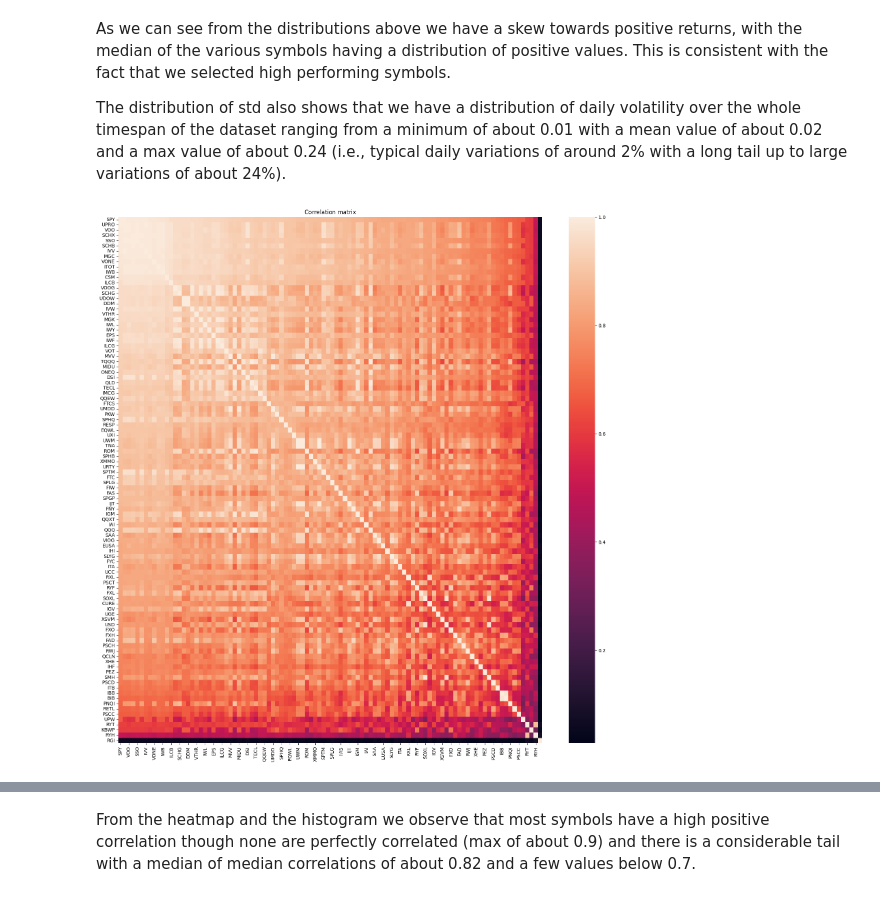
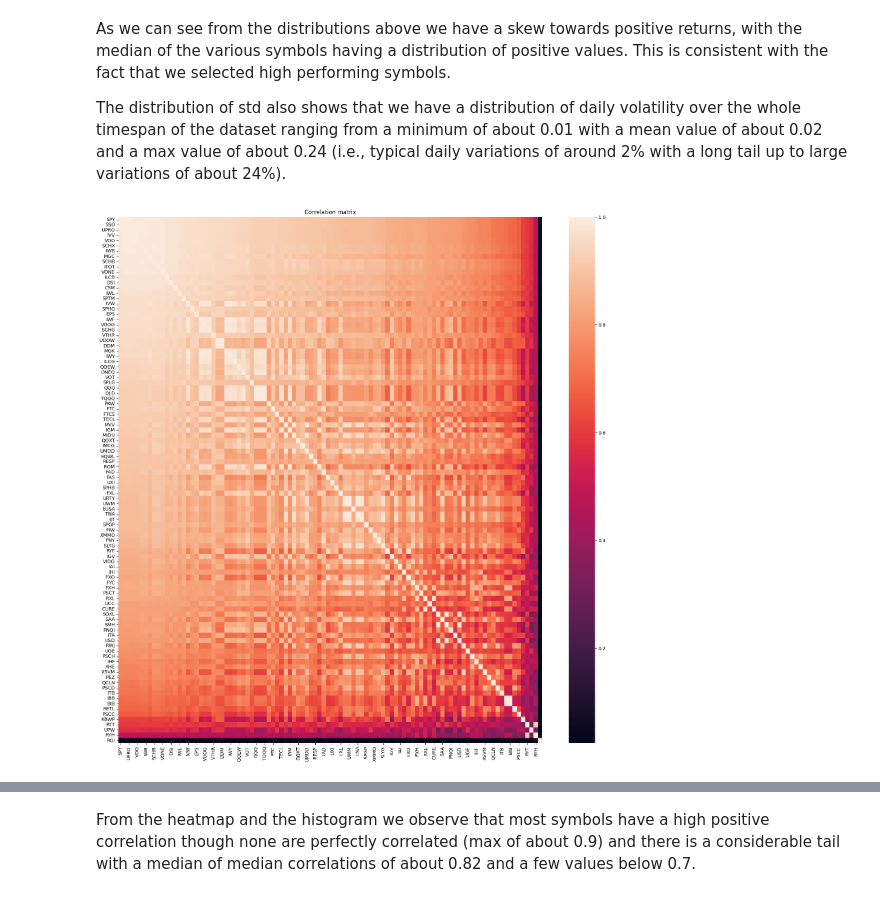
Before and after one commit to marcoopsampaio/aws_ml_eng_project_stock_prediction, a Jupyter notebook: experiments/data_exploration/data_understanding_and_cleaning.ipynb, the cells around one changed output, grey strips where cells are left out. Cells and saved outputs as stored; diff of their text form; code cells hidden in the pictures.

```diff
--- a/experiments/data_exploration/data_understanding_and_cleaning.ipynb
+++ b/experiments/data_exploration/data_understanding_and_cleaning.ipynb
@@ -166,17 +166,17 @@ As we can see from the distributions above we have a skew towards positive retur
 
 The distribution of std also shows that we have a distribution of daily volatility over the whole timespan of the dataset ranging from a minimum of about 0.01 with a mean value of about 0.02 and a max value of about 0.24 (i.e., typical daily variations of around 2% with a long tail up to large variations of about 24%).
 # %%
-# Make a heatmap of the correlations withou labels
+# Make a heatmap of the correlations
 
 import seaborn as sns
-df_corrs = df_all_symbols.corr()
+df_corrs = df_all_symbols_clipped.corr()
 cols_order = df_corrs.sort_values(by="SPY", ascending=False).index
 plt.figure(figsize=(20,20))
 sns.heatmap(df_corrs.loc[cols_order, cols_order], annot=False)
 plt.title("Correlation matrix")
 plt.show()
 # %% [output]
-[figure, old version]
+[figure, new version]
 # %%
 plt.figure(figsize=(5,3))
 plt.hist(df_corrs.describe().T["50%"], bins=35)
```
Also changed, not shown: parts of 6 cells of this notebook.
